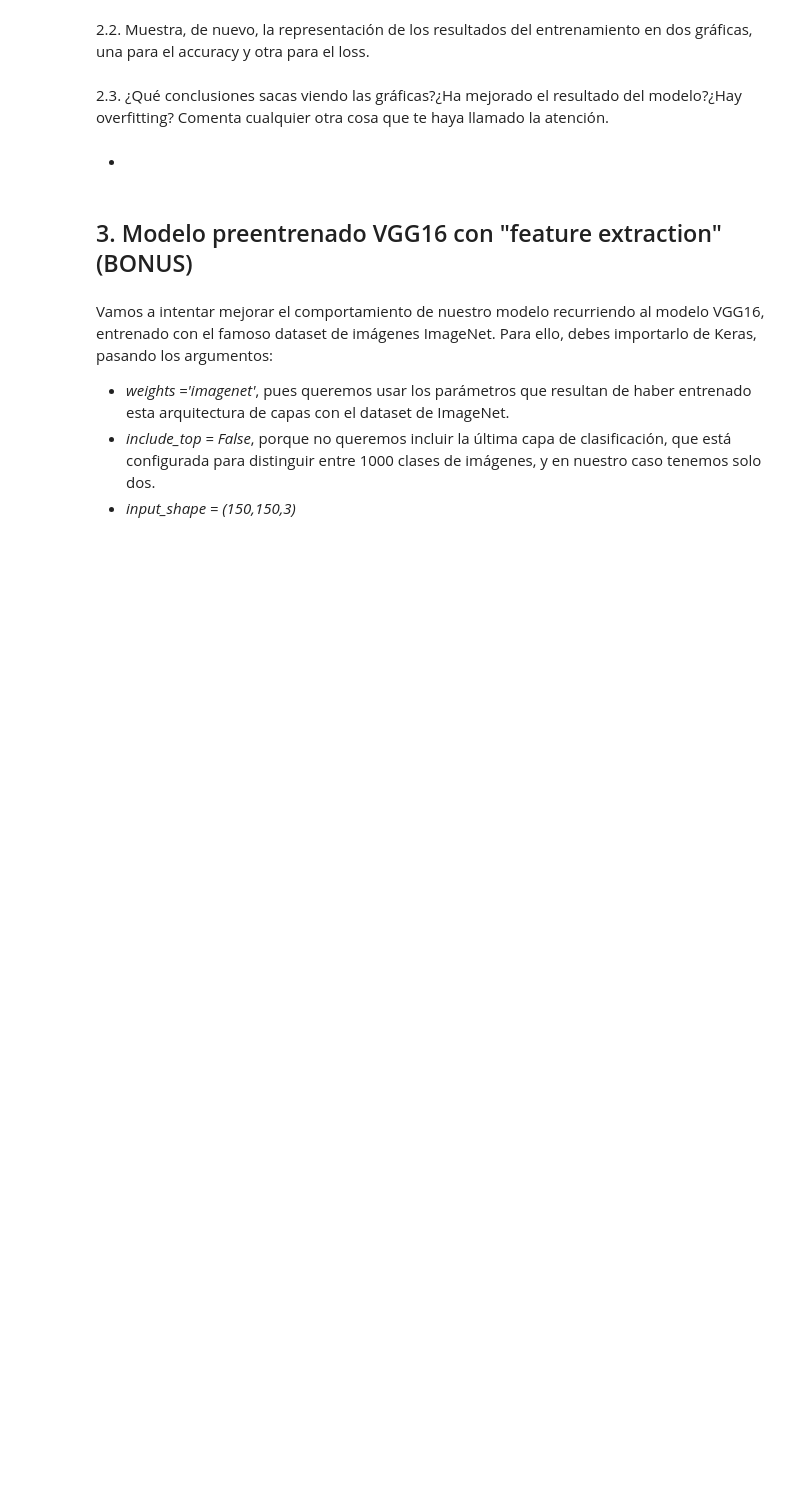
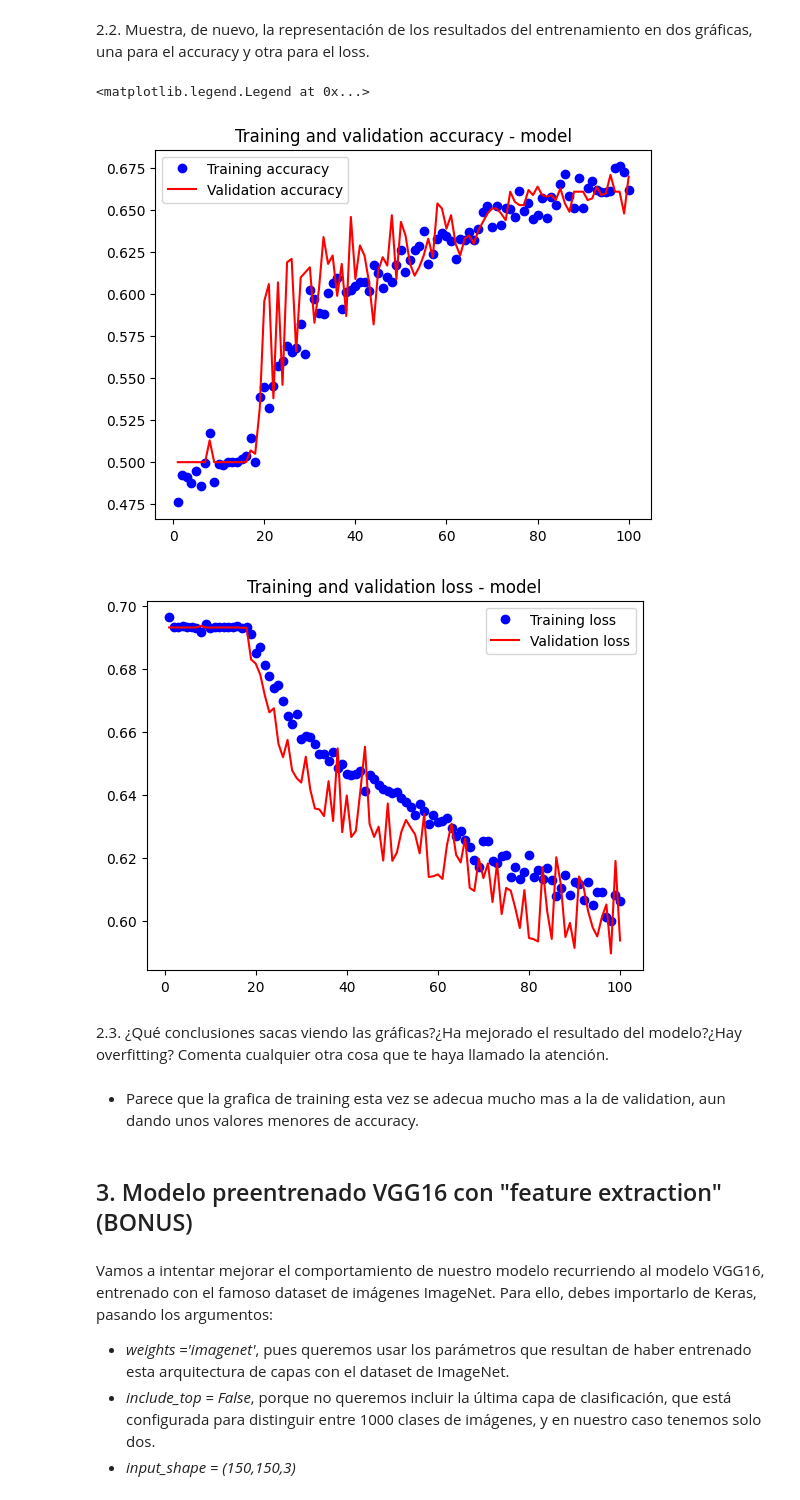
Before and after one commit to Miguelmdv/Python_For_IA, a Jupyter notebook: Bloque 5 - Deep Learning para Visión Artificial/Proyecto DL/Plantilla_Curso_IA_ML_Proyecto_3.ipynb, the cells around one changed output. Cells and saved outputs as stored; diff of their text form; code cells hidden in the pictures; blank space fills up the shorter version.

```diff
--- a/Bloque 5 - Deep Learning para Visión Artificial/Proyecto DL/Plantilla_Curso_IA_ML_Proyecto_3.ipynb
+++ b/Bloque 5 - Deep Learning para Visión Artificial/Proyecto DL/Plantilla_Curso_IA_ML_Proyecto_3.ipynb
@@ -119,2 +187,27 @@ print(batchY[0])
 # %% [markdown]
 2.1. Construye un modelo similar al anterior, pero, esta vez, incluye una capa de dropout justo antes de la capa neuronal de mayor número de neuronas. Utiliza los mismos parámetros para la compilación, y realiza el entrenamiento, esta vez, con 100 epochs.
+# %%
+from tensorflow.keras.layers import Dropout
+
+model_with_dropout = models.Sequential([
+    layers.Conv2D(8, (3, 3), activation='relu', input_shape=(150, 150, 3)),
+    layers.MaxPooling2D((2, 2)),
+    layers.Conv2D(8, (3, 3), activation='relu'),
+    layers.MaxPooling2D((2, 2)),
+    layers.Flatten(),
+    layers.Dropout(0.5),  # Capa de Dropout con una tasa del 50%
+    layers.Dense(8, activation='relu'),  # Menos neuronas en esta capa
+    layers.Dense(1, activation='sigmoid')
+])
+
+model_with_dropout.compile(loss='binary_crossentropy',
+                          optimizer=optimizers.RMSprop(learning_rate=1e-4),
+                          metrics=['accuracy'])
+
+history_with_dropout = model_with_dropout.fit(
+    train_gen,
+    steps_per_epoch=len(train_gen),
+    epochs=100,  # Entrenar durante 100 epocs
+    validation_data=valid_gen,
+    validation_steps=len(valid_gen)
+)
@@ -121,9 +232,32 @@ print(batchY[0])
 # %% [markdown]
 2.2. Muestra, de nuevo, la representación de los resultados del entrenamiento en dos gráficas, una para el accuracy y otra para el loss.
+# %%
+acc = history_with_dropout.history['accuracy']
+val_acc = history_with_dropout.history['val_accuracy']
+loss = history_with_dropout.history['loss']
+val_loss = history_with_dropout.history['val_loss']
+
+epochs = range(1, len(acc)+1)
+
+plt.plot(epochs, acc, 'bo',label='Training accuracy')
+plt.plot(epochs, val_acc, 'b',label='Validation accuracy', color="red")
+plt.title('Training and validation accuracy - model')
+plt.legend()
+
+plt.figure()
+
+plt.plot(epochs, loss, 'bo',label='Training loss')
+plt.plot(epochs, val_loss, 'b',label='Validation loss', color="red")
+plt.title('Training and validation loss - model')
+plt.legend()
+# %% [output]
+<matplotlib.legend.Legend at 0x...>
+[figure, added]
+[figure, added]
 # %% [markdown]
 2.3. ¿Qué conclusiones sacas viendo las gráficas?¿Ha mejorado el resultado del modelo?¿Hay overfitting? Comenta cualquier otra cosa que te haya llamado la atención.
-# %% [markdown]
--
+# %% [markdown]
+- Parece que la grafica de training esta vez se adecua mucho mas a la de validation, aun dando unos valores menores de accuracy.
 # %% [markdown]
 ## 3. Modelo preentrenado VGG16 con "feature extraction" (BONUS)
 # %% [markdown]
```
Also changed, not shown: parts of 13 cells of this notebook, 16 other files.
